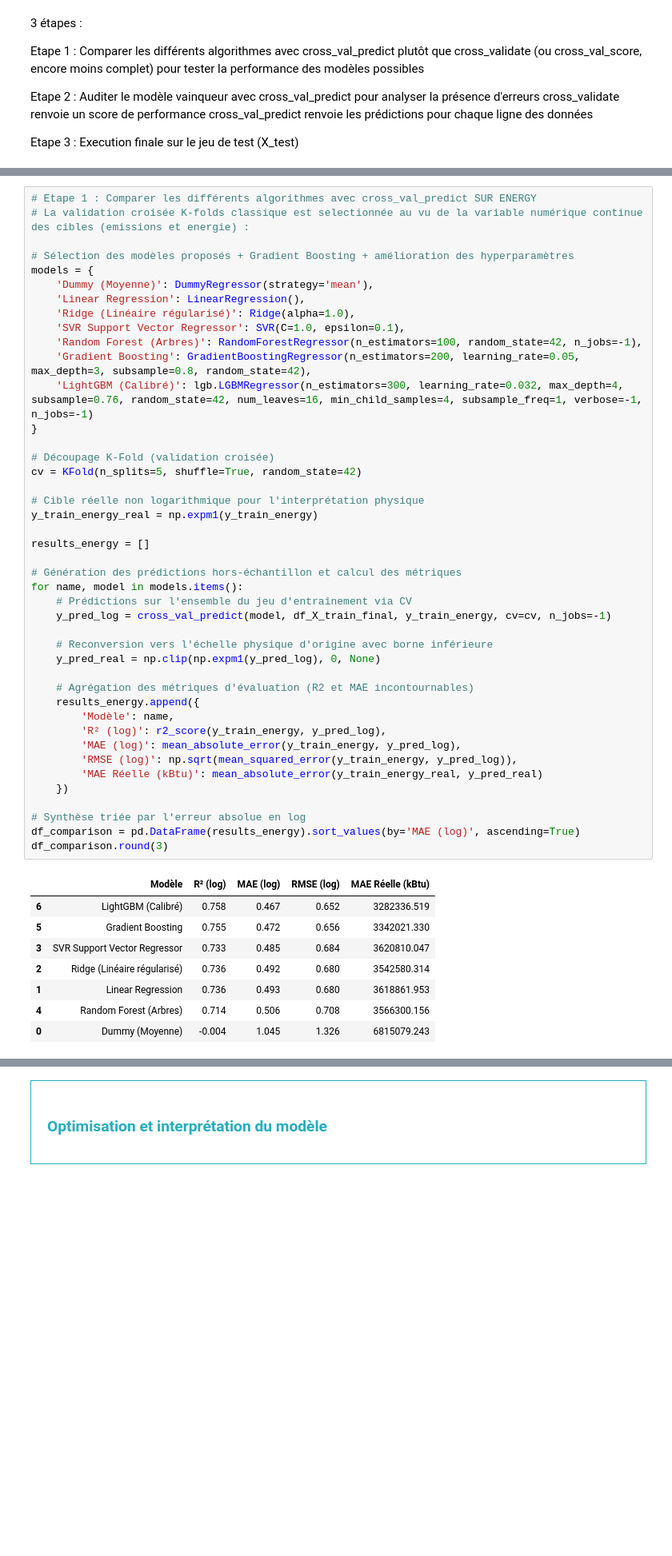
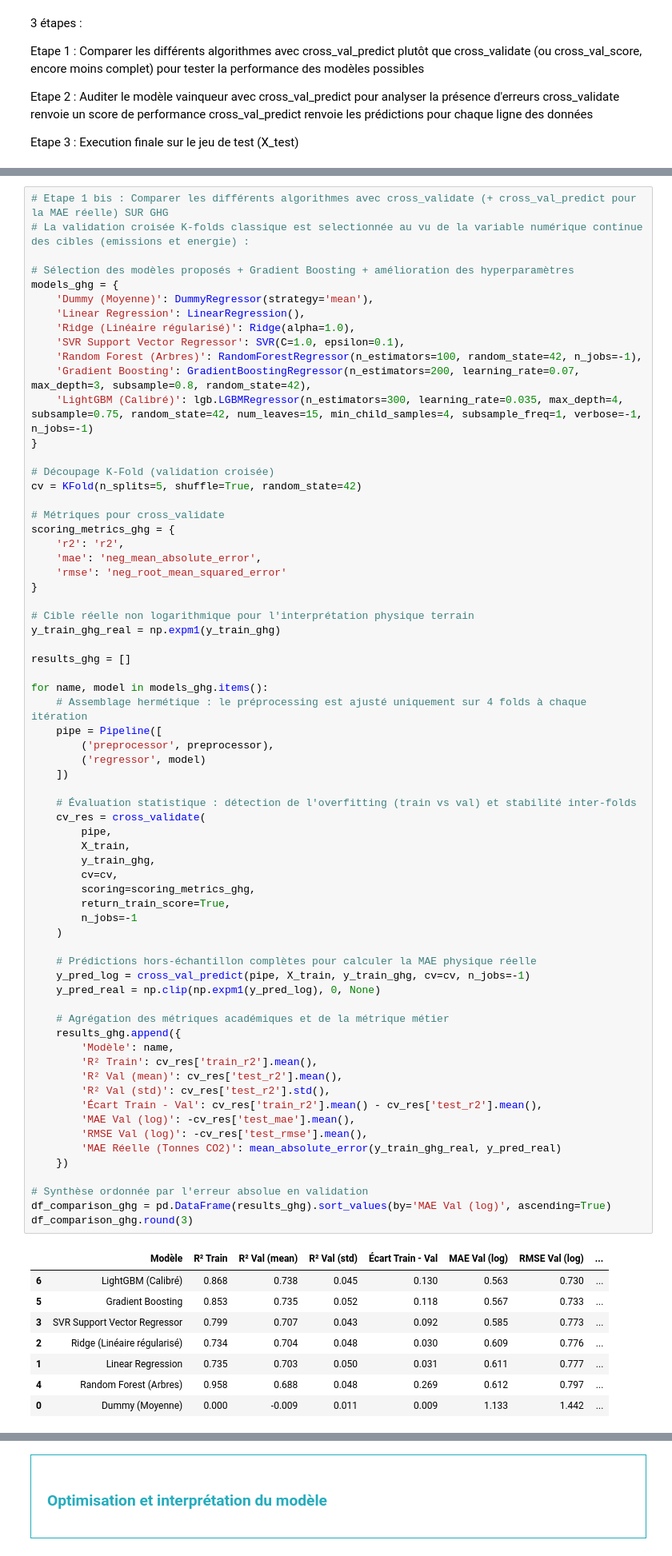
Before and after one commit to Alexis-h2/P3_OC_consommation_batiments_IA, a Jupyter notebook: Hernandez_Alexis_1_notebook_102026.ipynb, the cells around one changed output, grey strips where cells are left out. Shown at 80% size. Saved outputs shown, nothing was run; the diff lists cells and outputs as text; blank space fills up the shorter version.

```diff
--- a/Hernandez_Alexis_1_notebook_102026.ipynb
+++ b/Hernandez_Alexis_1_notebook_102026.ipynb
@@ -853,52 +931,76 @@ Etape 3 : Execution finale sur le jeu de test (X_test)
 # %%
-# Etape 1 : Comparer les différents algorithmes avec cross_val_predict SUR ENERGY
+# Etape 1 bis : Comparer les différents algorithmes avec cross_validate (+ cross_val_predict pour la MAE réelle) SUR GHG
 # La validation croisée K-folds classique est selectionnée au vu de la variable numérique continue des cibles (emissions et energie) :
 
 # Sélection des modèles proposés + Gradient Boosting + amélioration des hyperparamètres
-models = {
+models_ghg = {
     'Dummy (Moyenne)': DummyRegressor(strategy='mean'),
     'Linear Regression': LinearRegression(),
     'Ridge (Linéaire régularisé)': Ridge(alpha=1.0),
     'SVR Support Vector Regressor': SVR(C=1.0, epsilon=0.1),
     'Random Forest (Arbres)': RandomForestRegressor(n_estimators=100, random_state=42, n_jobs=-1),
-    'Gradient Boosting': GradientBoostingRegressor(n_estimators=200, learning_rate=0.05, max_depth=3, subsample=0.8, random_state=42),
-    'LightGBM (Calibré)': lgb.LGBMRegressor(n_estimators=300, learning_rate=0.032, max_depth=4, subsample=0.76, random_state=42, num_leaves=16, min_child_samples=4, subsample_freq=1, verbose=-1, n_jobs=-1)
+    'Gradient Boosting': GradientBoostingRegressor(n_estimators=200, learning_rate=0.07, max_depth=3, subsample=0.8, random_state=42),
+    'LightGBM (Calibré)': lgb.LGBMRegressor(n_estimators=300, learning_rate=0.035, max_depth=4, subsample=0.75, random_state=42, num_leaves=15, min_child_samples=4, subsample_freq=1, verbose=-1, n_jobs=-1)
 }
 
 # Découpage K-Fold (validation croisée)
 cv = KFold(n_splits=5, shuffle=True, random_state=42)
 
-# Cible réelle non logarithmique pour l'interprétation physique
-y_train_energy_real = np.expm1(y_train_energy)
+# Métriques pour cross_validate
+scoring_metrics_ghg = {
+    'r2': 'r2',
+    'mae': 'neg_mean_absolute_error',
+    'rmse': 'neg_root_mean_squared_error'
+}
 
-results_energy = []
+# Cible réelle non logarithmique pour l'interprétation physique terrain
+y_train_ghg_real = np.expm1(y_train_ghg)
 
-# Génération des prédictions hors-échantillon et calcul des métriques
-for name, model in models.items():
-    # Prédictions sur l'ensemble du jeu d'entraînement via CV
-    y_pred_log = cross_val_predict(model, df_X_train_final, y_train_energy, cv=cv, n_jobs=-1)
+results_ghg = []
 
-    # Reconversion vers l'échelle physique d'origine avec borne inférieure
+for name, model in models_ghg.items():
+    # Assemblage hermétique : le préprocessing est ajusté uniquement sur 4 folds à chaque itération
+    pipe = Pipeline([
+        ('preprocessor', preprocessor),
+        ('regressor', model)
+    ])
+
+    # Évaluation statistique : détection de l'overfitting (train vs val) et stabilité inter-folds
+    cv_res = cross_validate(
+        pipe,
+        X_train,
+        y_train_ghg,
+        cv=cv,
+        scoring=scoring_metrics_ghg,
+        return_train_score=True,
+        n_jobs=-1
+    )
+
+    # Prédictions hors-échantillon complètes pour calculer la MAE physique réelle
+    y_pred_log = cross_val_predict(pipe, X_train, y_train_ghg, cv=cv, n_jobs=-1)
     y_pred_real = np.clip(np.expm1(y_pred_log), 0, None)
 
-    # Agrégation des métriques d'évaluation (R2 et MAE incontournables)
-    results_energy.append({
+    # Agrégation des métriques académiques et de la métrique métier
+    results_ghg.append({
         'Modèle': name,
-        'R² (log)': r2_score(y_train_energy, y_pred_log),
-        'MAE (log)': mean_absolute_error(y_train_energy, y_pred_log),
-        'RMSE (log)': np.sqrt(mean_squared_error(y_train_energy, y_pred_log)),
-        'MAE Réelle (kBtu)': mean_absolute_error(y_train_energy_real, y_pred_real)
+        'R² Train': cv_res['train_r2'].mean(),
+        'R² Val (mean)': cv_res['test_r2'].mean(),
+        'R² Val (std)': cv_res['test_r2'].std(),
+        'Écart Train - Val': cv_res['train_r2'].mean() - cv_res['test_r2'].mean(),
+        'MAE Val (log)': -cv_res['test_mae'].mean(),
+        'RMSE Val (log)': -cv_res['test_rmse'].mean(),
+        'MAE Réelle (Tonnes CO2)': mean_absolute_error(y_train_ghg_real, y_pred_real)
     })
 
-# Synthèse triée par l'erreur absolue en log
-df_comparison = pd.DataFrame(results_energy).sort_values(by='MAE (log)', ascending=True)
-df_comparison.round(3)
+# Synthèse ordonnée par l'erreur absolue en validation
+df_comparison_ghg = pd.DataFrame(results_ghg).sort_values(by='MAE Val (log)', ascending=True)
+df_comparison_ghg.round(3)
 # %% [output]
-|  | Modèle | R² (log) | MAE (log) | RMSE (log) | MAE Réelle (kBtu) |
-| 6 | LightGBM (Calibré) | 0.758 | 0.467 | 0.652 | 3282336.519 |
-| 5 | Gradient Boosting | 0.755 | 0.472 | 0.656 | 3342021.330 |
-| 3 | SVR Support Vector Regressor | 0.733 | 0.485 | 0.684 | 3620810.047 |
-| 2 | Ridge (Linéaire régularisé) | 0.736 | 0.492 | 0.680 | 3542580.314 |
-| 1 | Linear Regression | 0.736 | 0.493 | 0.680 | 3618861.953 |
-| 4 | Random Forest (Arbres) | 0.714 | 0.506 | 0.708 | 3566300.156 |
-| 0 | Dummy (Moyenne) | -0.004 | 1.045 | 1.326 | 6815079.243 |
+|  | Modèle | R² Train | R² Val (mean) | R² Val (std) | Écart Train - Val | MAE Val (log) | RMSE Val (log) | ... |
+| 6 | LightGBM (Calibré) | 0.868 | 0.738 | 0.045 | 0.130 | 0.563 | 0.730 | ... |
+| 5 | Gradient Boosting | 0.853 | 0.735 | 0.052 | 0.118 | 0.567 | 0.733 | ... |
+| 3 | SVR Support Vector Regressor | 0.799 | 0.707 | 0.043 | 0.092 | 0.585 | 0.773 | ... |
+| 2 | Ridge (Linéaire régularisé) | 0.734 | 0.704 | 0.048 | 0.030 | 0.609 | 0.776 | ... |
+| 1 | Linear Regression | 0.735 | 0.703 | 0.050 | 0.031 | 0.611 | 0.777 | ... |
+| 4 | Random Forest (Arbres) | 0.958 | 0.688 | 0.048 | 0.269 | 0.612 | 0.797 | ... |
+| 0 | Dummy (Moyenne) | 0.000 | -0.009 | 0.011 | 0.009 | 1.133 | 1.442 | ... |
```
Also changed, not shown: parts of 17 cells of this notebook, 1 other file.
